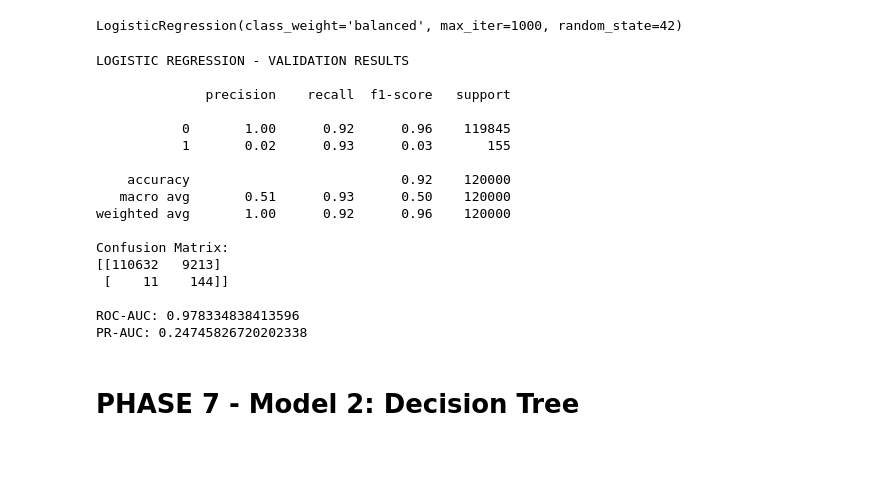
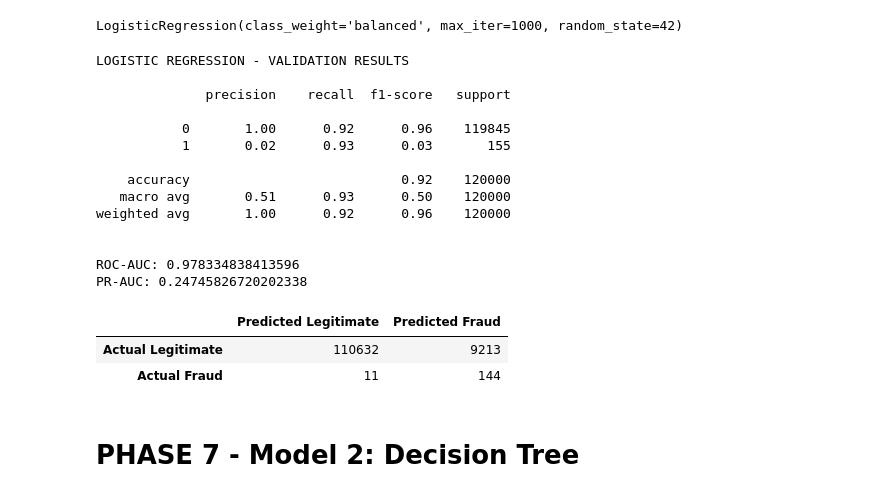
Before and after one commit to RawanHanyy/FraudShield-AI, a Jupyter notebook: notebooks/FraudShield_AI_Graduation_Project.ipynb, the cells around one changed output. Saved outputs shown, nothing was run; the diff lists cells and outputs as text; code cells hidden in the pictures; blank space fills up the shorter version.

```diff
--- a/notebooks/FraudShield_AI_Graduation_Project.ipynb
+++ b/notebooks/FraudShield_AI_Graduation_Project.ipynb
@@ -335,9 +335,6 @@ print()
 
 print(classification_report(y_val, y_val_pred_lr))
 
-print("Confusion Matrix:")
-print(confusion_matrix(y_val, y_val_pred_lr))
-
 print("\nROC-AUC:",
       roc_auc_score(y_val, y_val_prob_lr))
 
@@ -355,12 +352,23 @@ LOGISTIC REGRESSION - VALIDATION RESULTS
    macro avg       0.51      0.93      0.50    120000
 weighted avg       1.00      0.92      0.96    120000
 
-Confusion Matrix:
-[[110632   9213]
- [    11    144]]
 
 ROC-AUC: 0.978334838413596
 PR-AUC: 0.24745826720202338
+# %%
+cm_lr = confusion_matrix(y_val, y_val_pred_lr)
+
+cm_lr_df = pd.DataFrame(
+    cm_lr,
+    index=["Actual Legitimate", "Actual Fraud"],
+    columns=["Predicted Legitimate", "Predicted Fraud"]
+)
+
+cm_lr_df
+# %% [output]
+|  | Predicted Legitimate | Predicted Fraud |
+| Actual Legitimate | 110632 | 9213 |
+| Actual Fraud | 11 | 144 |
 # %% [markdown]
 # **PHASE 7 - Model 2: Decision Tree**
 # %%
```
Also changed, not shown: parts of 19 cells of this notebook.
